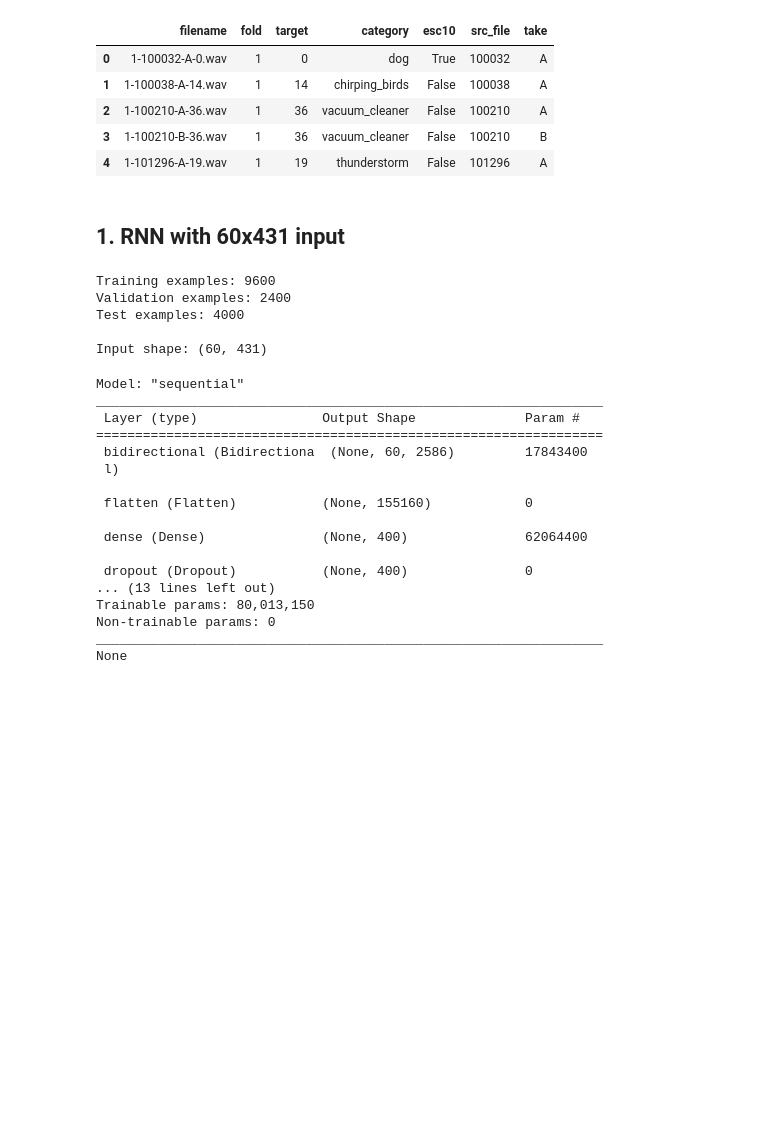
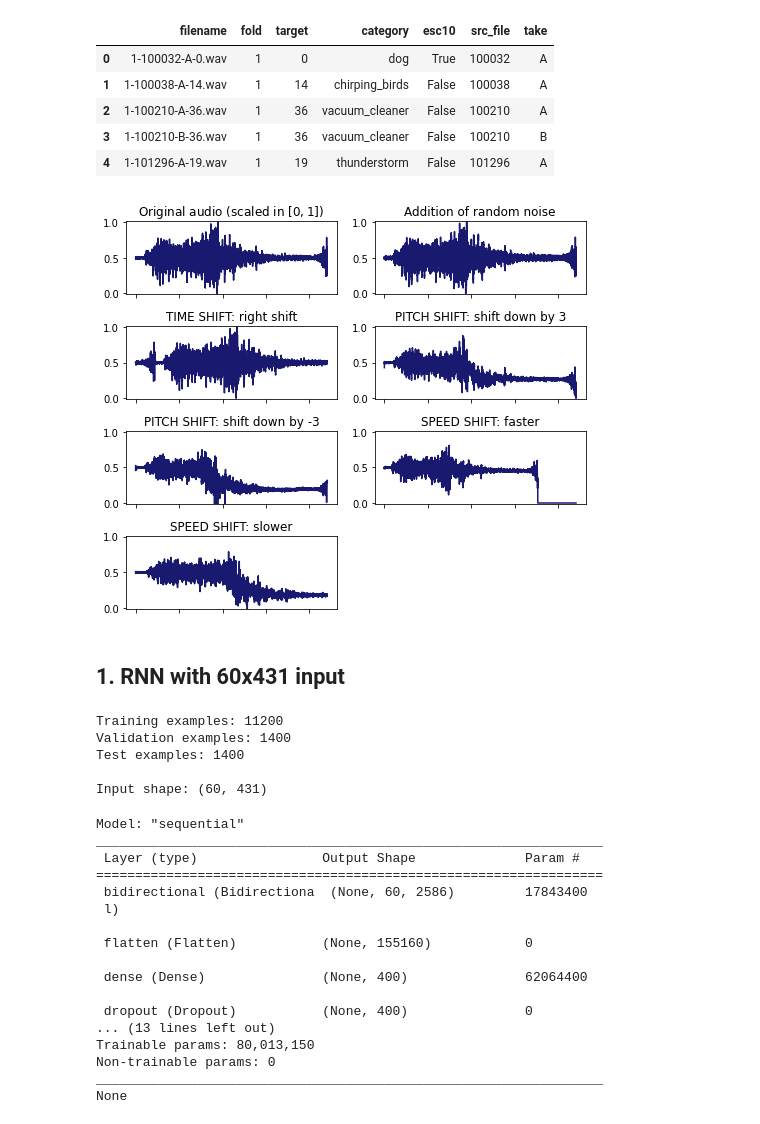
Before and after one commit to MattiaBrocco/ENV50-Sound-classification, a Jupyter notebook: Architecture_test.ipynb, the cells around one changed output. Cells and saved outputs as stored; diff of their text form; code cells hidden in the pictures; blank space fills up the shorter version.

```diff
--- a/Architecture_test.ipynb
+++ b/Architecture_test.ipynb
@@ -51,6 +52,56 @@ try:
   tpu_strategy = tf.distribute.TPUStrategy(tpu)
 except:
   print("TPU not found")
+# %%
+# Effects of augmentation
+
+a, a_sr = librosa.load("./data/audio/{}".format(data.loc[120, "filename"]), sr = 44100)
+
+fig_aug, ax_aug = plt.subplots(4, 2, figsize = (7, 6))
+
+for i in range(8):
+  row = i//2
+  col = i%2
+
+  scaled_a = (a - a.min())/(a.max() - a.min())
+
+  if i == 0:
+    plot_a = scaled_a
+    aug_title = "Original audio (scaled in $[0, 1]$)"
+  elif i == 1:
+    plot_a = scaled_a + 0.005*np.random.randn(len( scaled_a ))
+    aug_title = "Addition of random noise"
+  elif i == 2:
+    plot_a = np.roll(scaled_a, 22050)
+    aug_title = "TIME SHIFT: right shift"
+  elif i == 3:
+    plot_a = librosa.effects.pitch_shift(y = scaled_a, sr = a_sr, n_steps = 3)
+    aug_title = "PITCH SHIFT: shift down by 3"
+  elif i == 4:
+    plot_a = librosa.effects.pitch_shift(y = scaled_a, sr = a_sr, n_steps = -3)
+    aug_title = "PITCH SHIFT: shift down by -3"
+  elif i == 5:
+    plot_a = librosa.effects.time_stretch(y = scaled_a, rate = 1.25)
+    plot_a = np.append(plot_a, np.zeros(shape = len(scaled_a) - len(plot_a)))
+    aug_title = "SPEED SHIFT: faster"
+  elif i == 6:
+    plot_a = librosa.effects.time_stretch(y = scaled_a, rate = 0.8)
+    plot_a = plot_a[:len(scaled_a)]
+    aug_title = "SPEED SHIFT: slower"
+  else:
+    ax_aug[row, col].set_visible(False)
+
+  ax_aug[row, col].plot(plot_a, color = "#191970")
+  ax_aug[row, col].set_xticklabels([])
+  ax_aug[row, col].set_title(aug_title)
+  ax_aug[row, col].set_ylim(-0.01, 1.01)
+
+
+plt.tight_layout()
+plt.show()
+#plt.savefig("augmentation_effect.png", dpi = 300)
+# %% [output]
+[figure, added]
 # %% [markdown]
 ## 1. RNN with 60x431 input
 # %%
@@ -60,11 +111,9 @@ y1 = pd.read_parquet(".//data/y_RNN_60x431_8times.parquet")
 X1 = X1.values.reshape(len(X1), 60, 431)
 y1 = y1.values
 # %%
-from sklearn.model_selection import train_test_split
-
-X_train1, X_test1, y_train1, y_test1 = train_test_split(X1, y1, train_size = .75,
+X_train1, X_test1, y_train1, y_test1 = train_test_split(X1, y1, train_size = .8,
                                                         random_state = 42, shuffle = True)
-X_train1, X_valid1, y_train1, y_valid1 = train_test_split(X_train1, y_train1, train_size = .8,
+X_valid1, X_test1, y_valid1, y_test1 = train_test_split(X_test1, y_test1, train_size = .5,
                                                           random_state = 42, shuffle = True)
 
 # one hot encoding of categories
@@ -78,9 +127,9 @@ print("Test examples: {}".format(y_test1.shape[0]))
 print()
 print("Input shape: {}".format(X_train1[0].shape))
 # %% [output]
-Training examples: 9600
-Validation examples: 2400
-Test examples: 4000
+Training examples: 11200
+Validation examples: 1400
+Test examples: 1400
 
 Input shape: (60, 431)
 # %%
```
Also changed, not shown: parts of 11 cells of this notebook, 2 other files.
